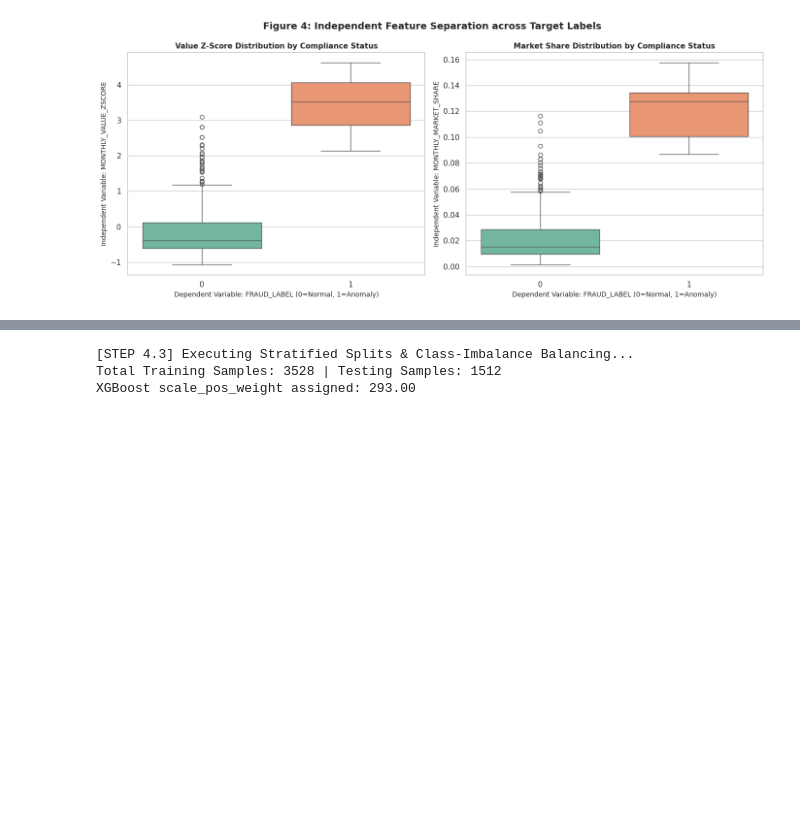
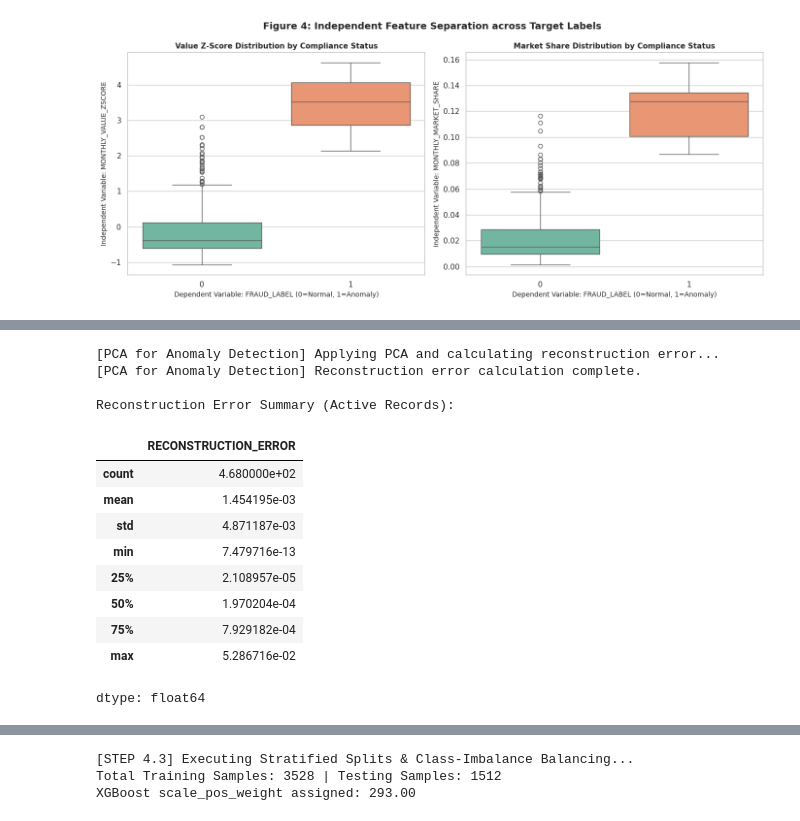
Before and after one commit to RobertDS-45/Money_Remmitence_analysis, a Jupyter notebook: Bot_Money_remmitence_analysis.ipynb, the cells around one changed output, grey strips where cells are left out. Saved outputs shown, nothing was run; the diff lists cells and outputs as text; code cells hidden in the pictures; blank space fills up the shorter version.

```diff
--- a/Bot_Money_remmitence_analysis.ipynb
+++ b/Bot_Money_remmitence_analysis.ipynb
@@ -612,0 +619,77 @@ Passing `palette` without assigning `hue` is deprecated and will be removed in v
+# %%
+from sklearn.decomposition import PCA
+from sklearn.preprocessing import StandardScaler
+
+print("\n[PCA for Anomaly Detection] Applying PCA and calculating reconstruction error...")
+
+# Prepare data for PCA
+# Use only active records for fitting PCA, as anomalies are expected to be within active transactions
+# and we want PCA to learn the normal patterns of active transactions.
+active_df_pca = final_df[final_df['IS_ACTIVE'] == 1].copy()
+
+# Select features used for Isolation Forest, as these are the core anomaly detection features
+pca_features = ['MONTHLY_VALUE_ZSCORE','MONTHLY_MARKET_SHARE','NET_FLOW_VALUE']
+
+X_pca = active_df_pca[pca_features].fillna(0.0) # Handle potential NaNs before scaling
+
+# Standardize the features - crucial for PCA
+scaler = StandardScaler()
+X_pca_scaled = scaler.fit_transform(X_pca)
+
+# Determine the number of components. Often, a few components capture most variance.
+# For anomaly detection, we might choose a number of components that captures most of the variance
+# of the normal data, or a fixed small number, so anomalies stand out in the residual.
+# Let's start with 2 components for visualization, or a number that explains 95% variance.
+# For reconstruction error, we often choose `n_components` such that some variance is left out to detect anomalies.
+# Let's try 2 components for this example, which is less than the number of features (3).
+
+n_components = 2 # Or use `pca = PCA(n_components=0.95)` to retain 95% variance
+pca = PCA(n_components=n_components, random_state=42)
+
+# Fit PCA on scaled active data
+pca.fit(X_pca_scaled)
+
+# Transform data to principal components space
+X_pca_transformed = pca.transform(X_pca_scaled)
+
+# Reconstruct the data from the reduced dimensions
+X_pca_reconstructed = pca.inverse_transform(X_pca_transformed)
+
+# Calculate the reconstruction error (Mean Squared Error)
+# The error is the difference between the original scaled data and its reconstruction
+reconstruction_errors = np.mean(np.square(X_pca_scaled - X_pca_reconstructed), axis=1)
+
+# Add reconstruction error to the active_df_pca
+active_df_pca['RECONSTRUCTION_ERROR'] = reconstruction_errors
+
+# Merge reconstruction errors back into the main DataFrame (final_df) for all records,
+# assigning 0 error to inactive records or NaN/a high value if preferred for comparison.
+# For simplicity, we'll align by index.
+final_df = final_df.merge(
+    active_df_pca[['RECONSTRUCTION_ERROR']],
+    left_index=True, right_index=True, how='left'
+)
+
+# Fill NaN reconstruction errors for inactive records (where IS_ACTIVE == 0) with 0 or a distinguishing value
+final_df['RECONSTRUCTION_ERROR'] = final_df['RECONSTRUCTION_ERROR'].fillna(0.0) # Or another suitable default
+
+print("[PCA for Anomaly Detection] Reconstruction error calculation complete.")
+
+# Display summary of reconstruction errors for active records
+print("\nReconstruction Error Summary (Active Records):")
+display(final_df[final_df['IS_ACTIVE'] == 1]['RECONSTRUCTION_ERROR'].describe())
+# %% [output]
+[PCA for Anomaly Detection] Applying PCA and calculating reconstruction error...
+[PCA for Anomaly Detection] Reconstruction error calculation complete.
+
+Reconstruction Error Summary (Active Records):
+|  | RECONSTRUCTION_ERROR |
+| count | 4.680000e+02 |
+| mean | 1.454195e-03 |
+| std | 4.871187e-03 |
+| min | 7.479716e-13 |
+| 25% | 2.108957e-05 |
+| 50% | 1.970204e-04 |
+| 75% | 7.929182e-04 |
+| max | 5.286716e-02 |
+dtype: float64
```
Also changed, not shown: parts of 6 cells of this notebook.
